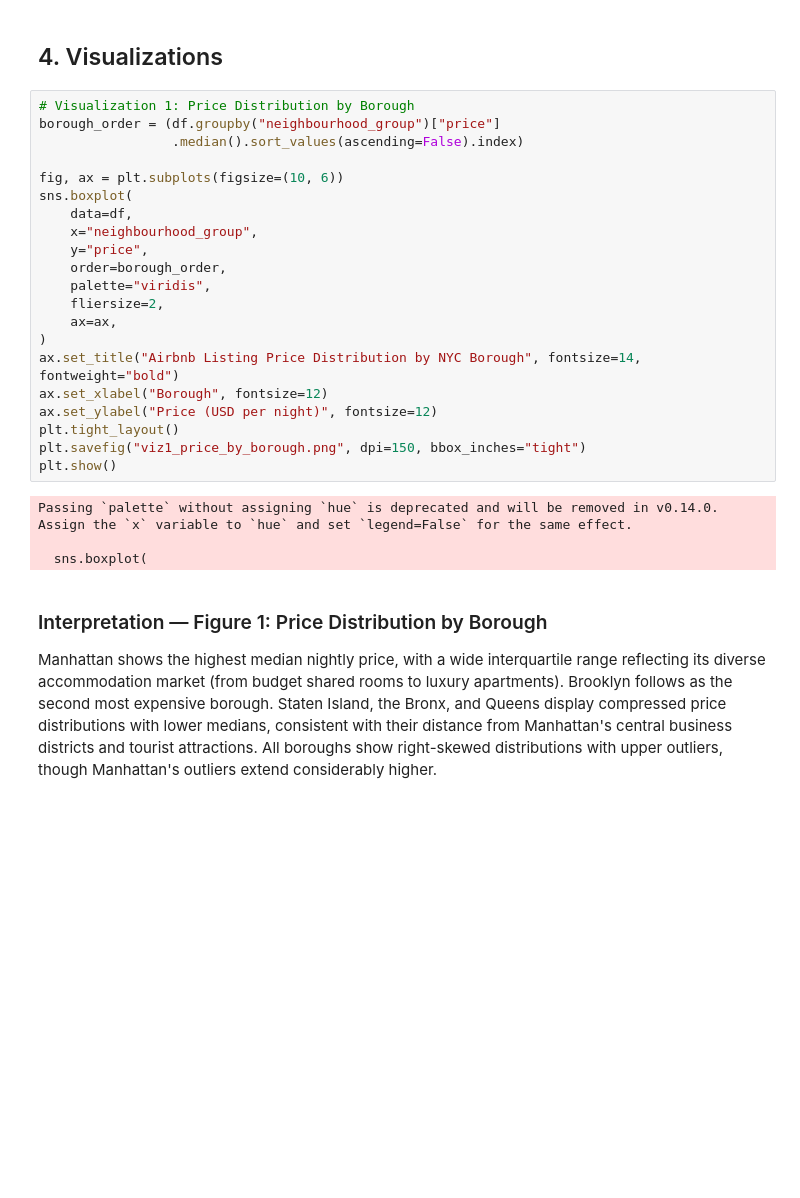
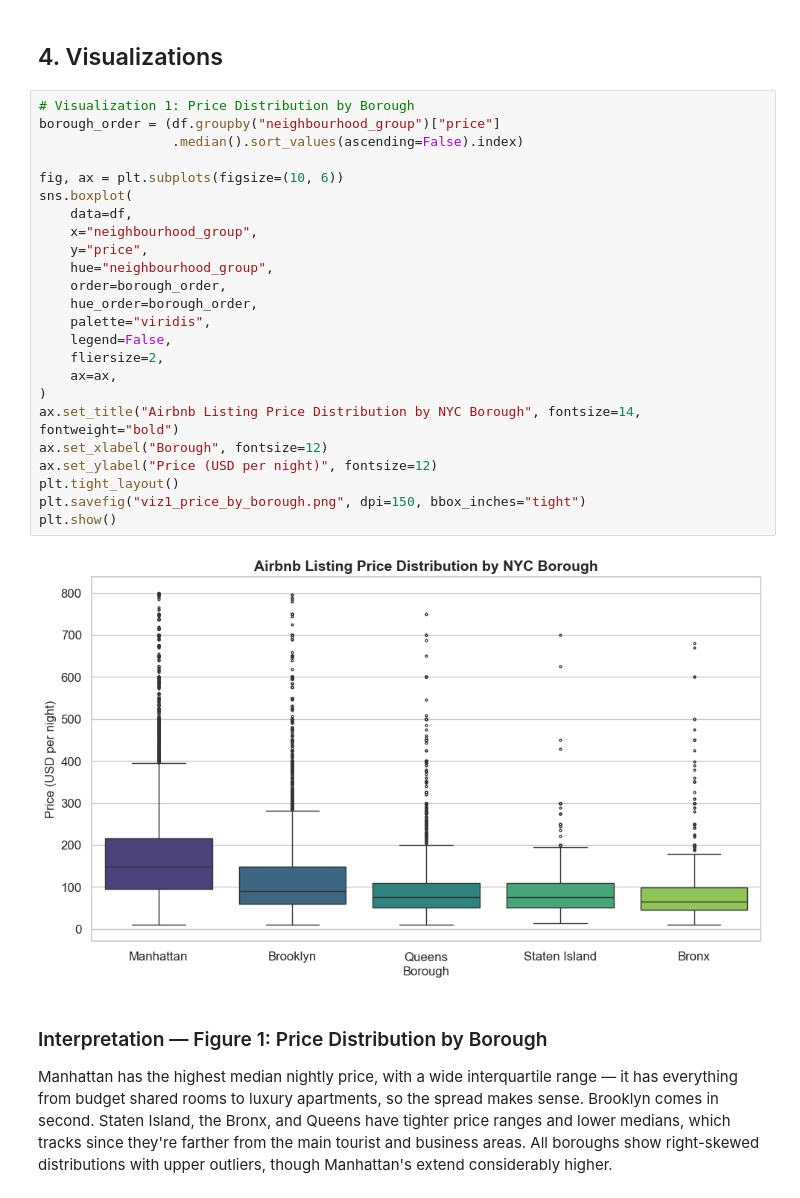
Before and after one commit to trwilcoxson/ai-programming-foundations-project, a Jupyter notebook: data_workflow.ipynb, the cells around one changed output. Cells and saved outputs as stored; diff of their text form; blank space fills up the shorter version.

```diff
--- a/data_workflow.ipynb
+++ b/data_workflow.ipynb
@@ -304,38 +309,38 @@ availability_365                                          0.23              1.00
 # %%
 # Visualization 1: Price Distribution by Borough
 borough_order = (df.groupby("neighbourhood_group")["price"]
                  .median().sort_values(ascending=False).index)
 
 fig, ax = plt.subplots(figsize=(10, 6))
 sns.boxplot(
     data=df,
     x="neighbourhood_group",
     y="price",
+    hue="neighbourhood_group",
     order=borough_order,
+    hue_order=borough_order,
     palette="viridis",
+    legend=False,
     fliersize=2,
     ax=ax,
 )
 ax.set_title("Airbnb Listing Price Distribution by NYC Borough", fontsize=14, fontweight="bold")
 ax.set_xlabel("Borough", fontsize=12)
 ax.set_ylabel("Price (USD per night)", fontsize=12)
 plt.tight_layout()
 plt.savefig("viz1_price_by_borough.png", dpi=150, bbox_inches="tight")
 plt.show()
 # %% [output]
-Passing `palette` without assigning `hue` is deprecated and will be removed in v0.14.0. Assign the `x` variable to `hue` and set `legend=False` for the same effect.
-
-  sns.boxplot(
+[figure, added]
 # %% [markdown]
 ### Interpretation — Figure 1: Price Distribution by Borough
 
-Manhattan shows the highest median nightly price, with a wide interquartile range
-reflecting its diverse accommodation market (from budget shared rooms to luxury
-apartments). Brooklyn follows as the second most expensive borough. Staten Island,
-the Bronx, and Queens display compressed price distributions with lower medians,
-consistent with their distance from Manhattan's central business districts and
-tourist attractions. All boroughs show right-skewed distributions with upper
-outliers, though Manhattan's outliers extend considerably higher.
+Manhattan has the highest median nightly price, with a wide interquartile range —
+it has everything from budget shared rooms to luxury apartments, so the spread
+makes sense. Brooklyn comes in second. Staten Island, the Bronx, and Queens have
+tighter price ranges and lower medians, which tracks since they're farther from
+the main tourist and business areas. All boroughs show right-skewed distributions
+with upper outliers, though Manhattan's extend considerably higher.
 # %%
 # Visualization 2: Room Type Composition by Borough
 ct_pct = pd.crosstab(
```
Also changed, not shown: parts of 13 cells of this notebook, 4 other files.
